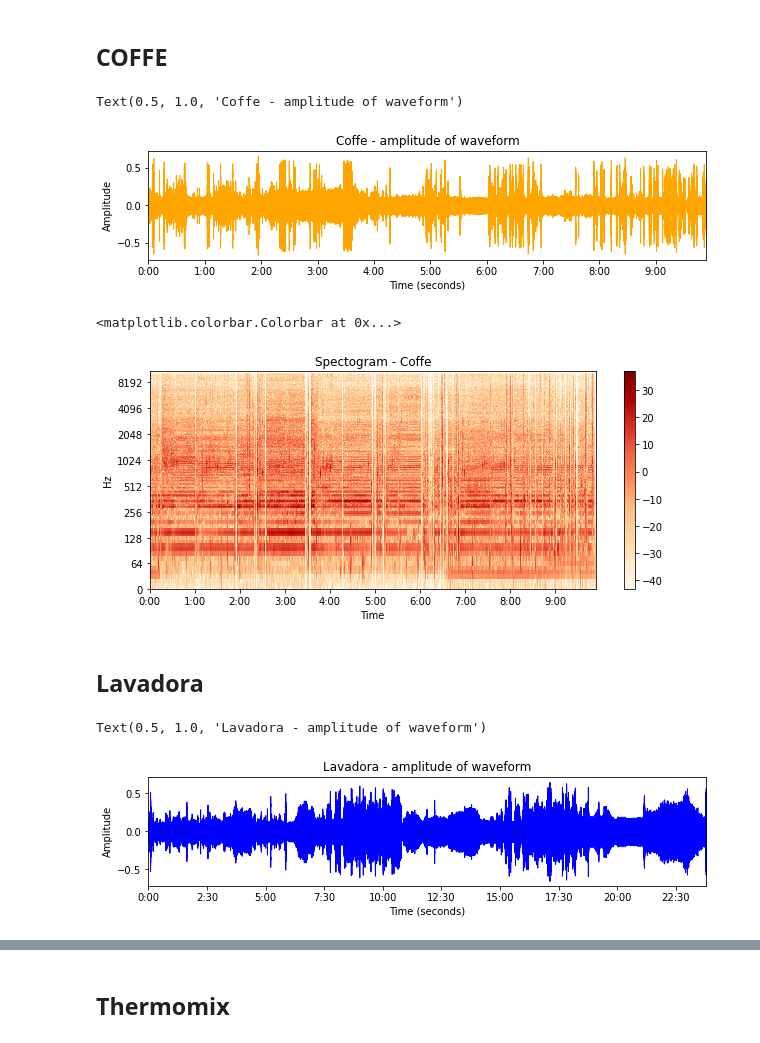
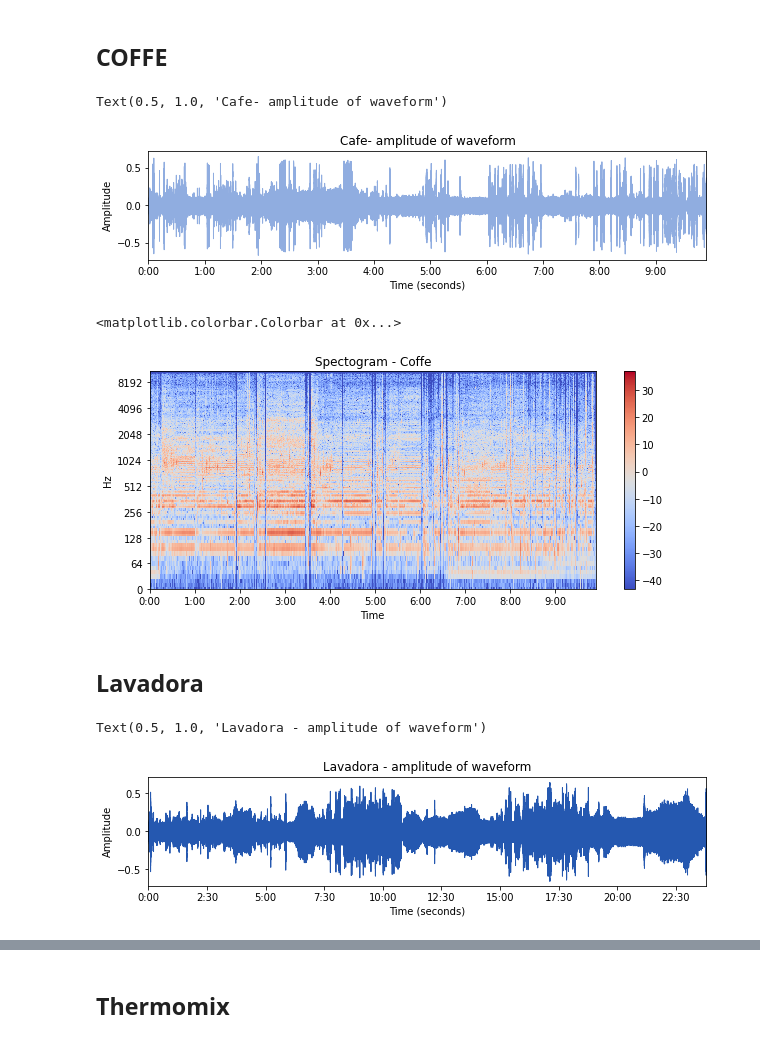
Before and after one commit to josellado/Sound_Detector, a Jupyter notebook: data_visualitation.ipynb, the cells around one changed output, grey strips where cells are left out. Cells and saved outputs as stored; diff of their text form; code cells hidden in the pictures.

```diff
--- a/data_visualitation.ipynb
+++ b/data_visualitation.ipynb
@@ -134,21 +134,21 @@ X = librosa.stft(x)
 Xdb = librosa.amplitude_to_db(abs(X))
 # %%
 plt.figure(figsize=(10, 2))
-librosa.display.waveplot(x,sr, color='orange')
+librosa.display.waveplot(x,sr, color='#90ade0')
 plt.xlabel('Time (seconds)')
 plt.ylabel('Amplitude')
-plt.title('Coffe - amplitude of waveform')
+plt.title('Cafe- amplitude of waveform')
 # %% [output]
-Text(0.5, 1.0, 'Coffe - amplitude of waveform')
+Text(0.5, 1.0, 'Cafe- amplitude of waveform')
-[figure, old version]
+[figure, new version]
 # %%
 plt.figure(figsize=(10, 4))
-librosa.display.specshow(Xdb, sr=sr, x_axis='time', y_axis='log', cmap='OrRd')
+librosa.display.specshow(Xdb, sr=sr, x_axis='time', y_axis='log')
 plt.title('Spectogram - Coffe')
 plt.colorbar()
 # %% [output]
 <matplotlib.colorbar.Colorbar at 0x...>
-[figure, old version]
+[figure, new version]
 # %% [markdown]
 ## Lavadora
 # %%
@@ -157,12 +157,12 @@ X = librosa.stft(x)
 Xdb = librosa.amplitude_to_db(abs(X))
 # %%
 plt.figure(figsize=(10, 2))
-librosa.display.waveplot(x,sr, color='blue')
+librosa.display.waveplot(x,sr, color='#2558b0')
 plt.xlabel('Time (seconds)')
 plt.ylabel('Amplitude')
 plt.title('Lavadora - amplitude of waveform')
 # %% [output]
 Text(0.5, 1.0, 'Lavadora - amplitude of waveform')
-[figure, old version]
+[figure, new version]
 # %%
 plt.figure(figsize=(10, 4))
```
Also changed, not shown: parts of 5 cells of this notebook, 15 other files.
